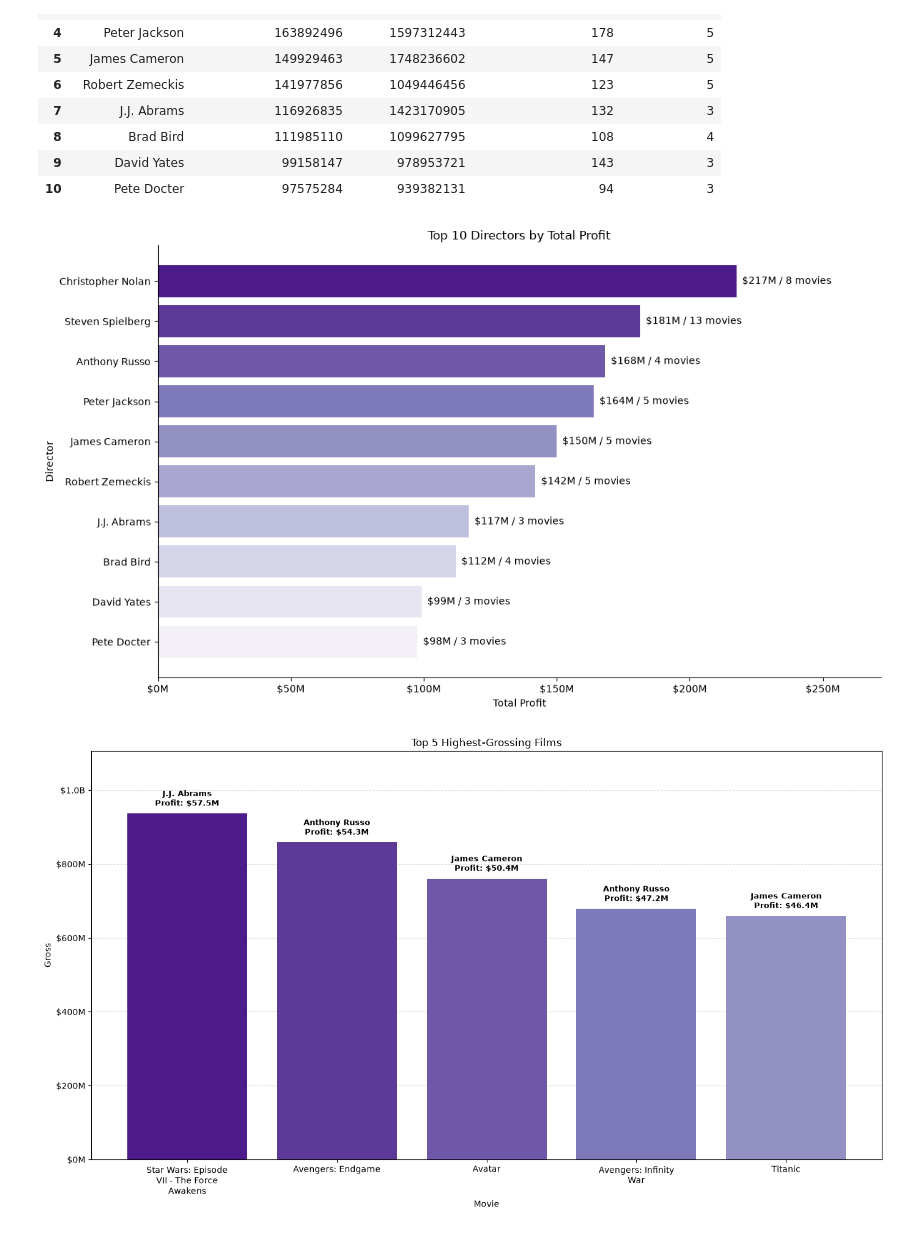
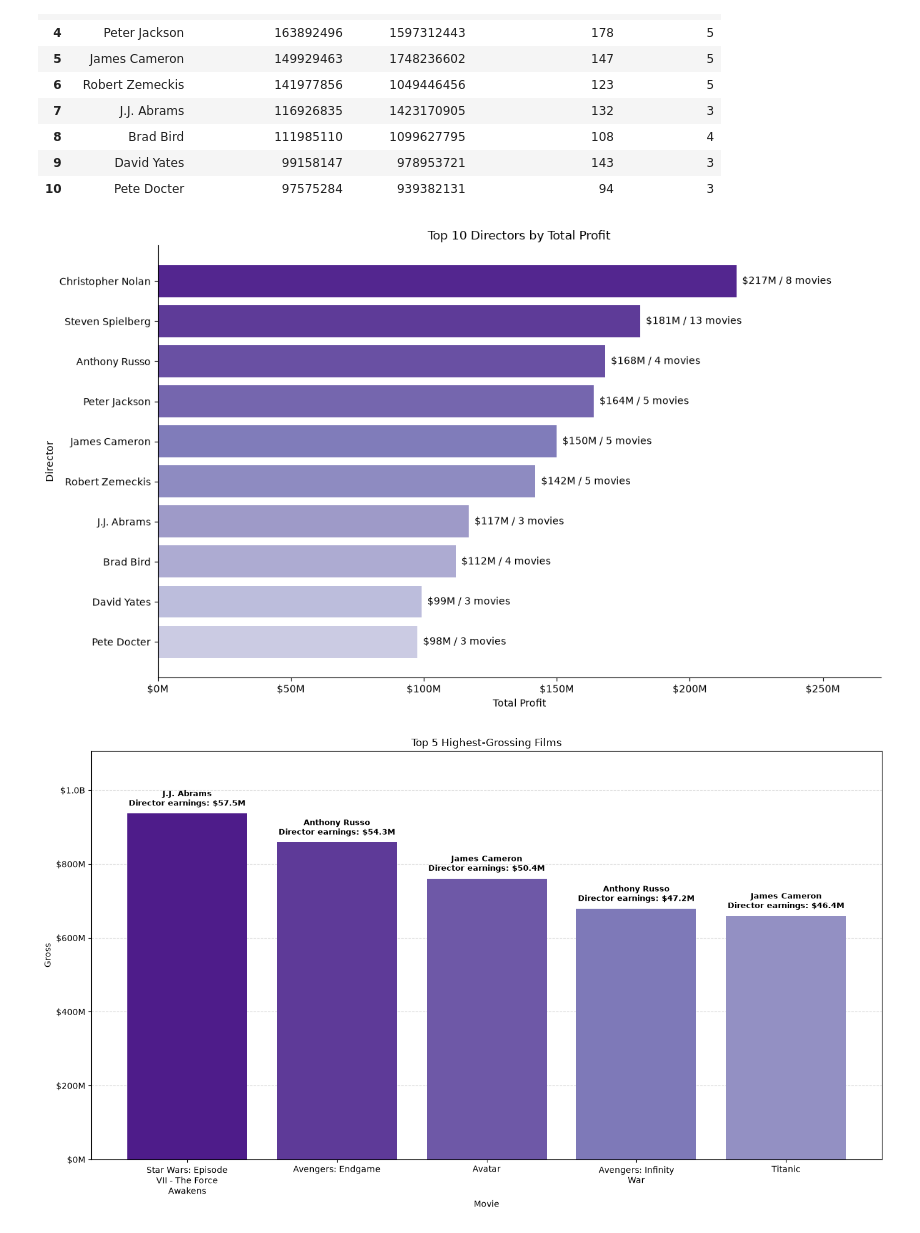
Before and after one commit to aslbektheanalyst/Portfolio_DA, a Jupyter notebook: movie_analysis/4directors.ipynb, the cells around one changed output. Drawn from its saved outputs; the diff is of its cells as text; code cells hidden in the pictures.

```diff
--- a/movie_analysis/4directors.ipynb
+++ b/movie_analysis/4directors.ipynb
@@ -27,7 +27,7 @@ def get_profile(row):
         return "Elite"
     elif row["Film_Count"] >= 5 and row["Avg_Gross"] >= 50_000_000:
         return "High-Profile"
-    elif row["Film_Count"] >= 3:
+    elif row["Film_Count"] > 2:
         return "Established"
     else:
         return "Emerging"
@@ -162,7 +162,10 @@ plot_df = top_10_directors.sort_values("Directors_Total_Profit")
 
 plt.figure(figsize=(12, 7))
 
-colors = sns.color_palette("Purples", n_colors=len(plot_df))
+colors = sns.color_palette(
+    "Purples",
+    n_colors=len(plot_df) + 5
+)[4:]
 
 bars = plt.barh(
     plot_df["Director"],
@@ -181,34 +184,34 @@ for bar, profit, movies in zip(
     plot_df["Movie_Count"]
 ):
     plt.text(
         bar.get_width() + plot_df["Directors_Total_Profit"].max() * 0.01,
         bar.get_y() + bar.get_height() / 2,
         f"{format_money(profit)} / {movies} movies",
         va="center"
     )
 
 plt.xlabel("Total Profit")
 plt.ylabel("Director")
 plt.title("Top 10 Directors by Total Profit")
 
 
 ax = plt.gca()
 ax.ticklabel_format(style="plain", axis="x")
 ax.xaxis.set_major_formatter(
     FuncFormatter(lambda x, _: format_money(x))
 )
 
 plt.xlim(
     0,
     plot_df["Directors_Total_Profit"].max() * 1.25
 )
 
 sns.despine()
 plt.tight_layout()
 plt.show()
 plt.show()
 # %% [output]
-[figure, old version]
+[figure, new version]
 # %%
 import matplotlib.ticker as mtick
 import textwrap
@@ -243,7 +246,7 @@ for bar, (_, row) in zip(bars, top5.iterrows()):
         bar.get_x() + bar.get_width() / 2,
         bar.get_height() + top5["Gross"].max() * 0.015,
         f'{row["Director"]}\n'
-        f'Profit: ${row["director_profit"]/1e6:.1f}M',
+        f'Director earnings: ${row["director_profit"]/1e6:.1f}M',
         ha="center",
         va="bottom",
         fontsize=9,
@@ -272,4 +275,4 @@ ax.set_ylim(0, top5["Gross"].max() * 1.18)
 plt.tight_layout()
 plt.show()
 # %% [output]
-[figure, old version]
+[figure, new version]
```
Also changed, not shown: parts of 2 cells of this notebook, 1 other file.
